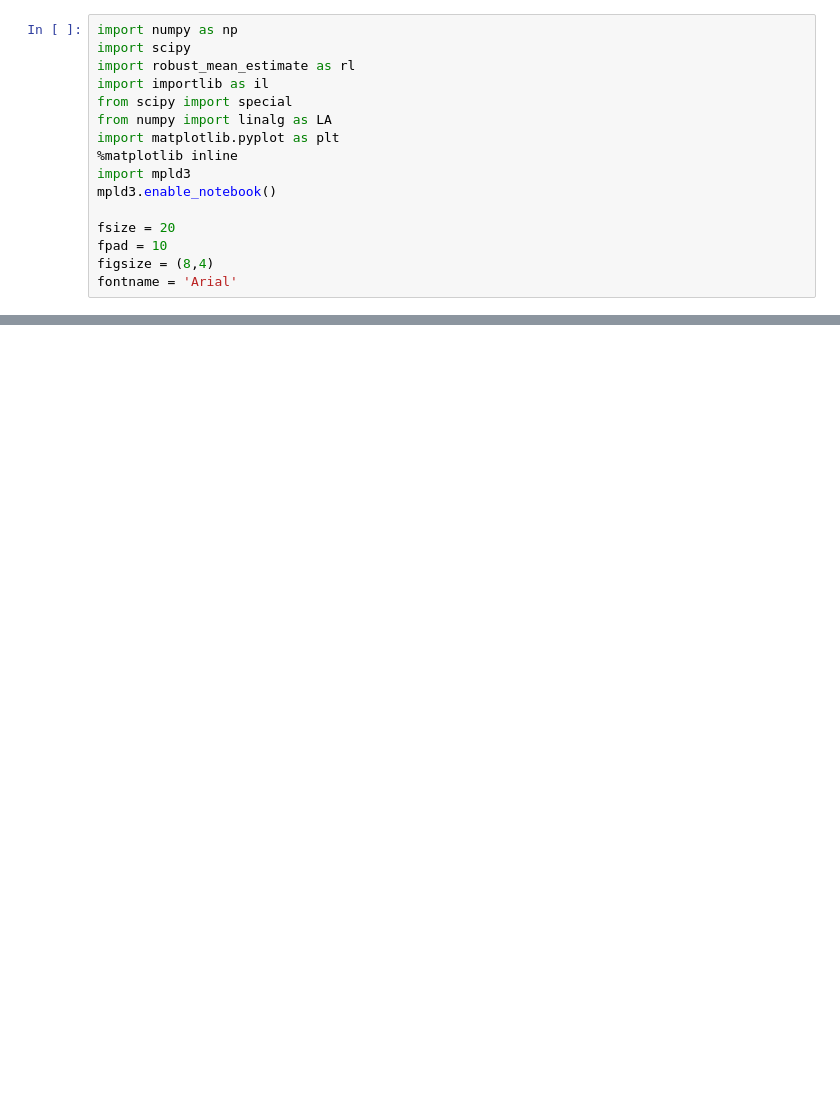
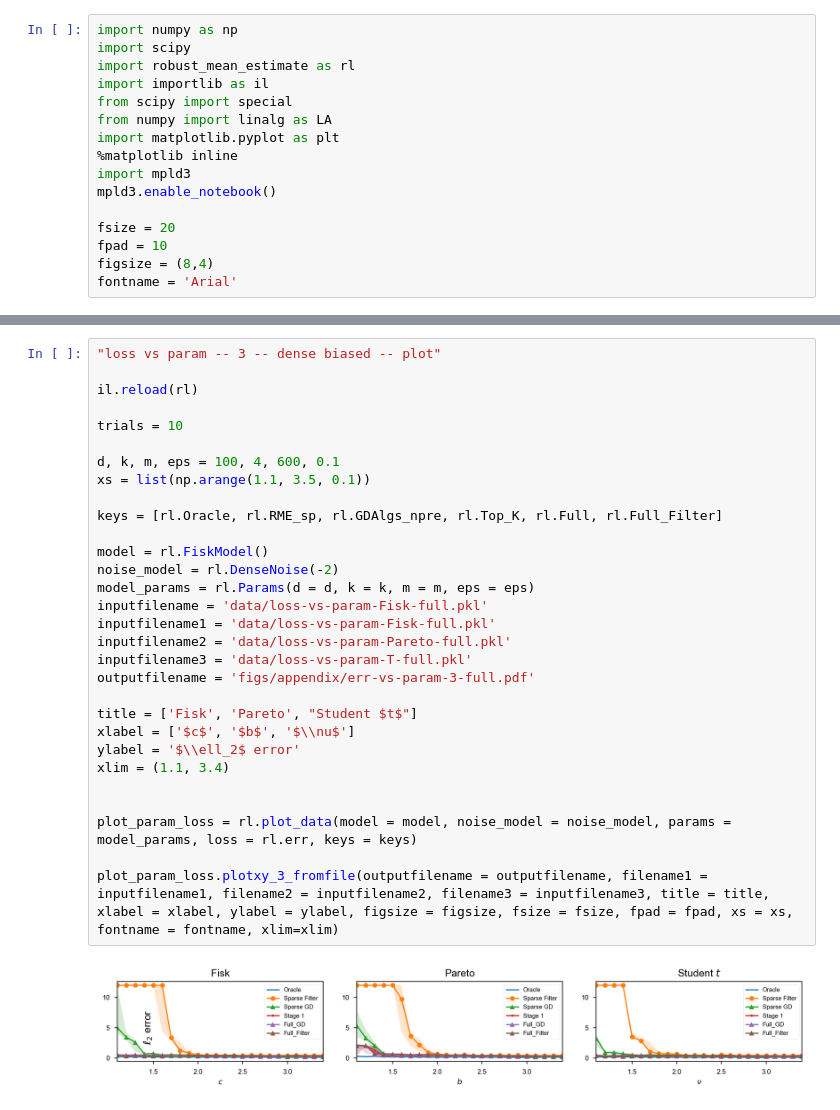
Before and after one commit to ying-hui-he/Robust_mean_estimation, a Jupyter notebook: inf.ipynb, the cells around one changed output, grey strips where cells are left out. Saved outputs shown, nothing was run; the diff lists cells and outputs as text; blank space fills up the shorter version.

```diff
--- a/inf.ipynb
+++ b/inf.ipynb
@@ -751,0 +149,32 @@ plot_eps_loss.plotxy_fromfile(outputfilename = outputfilename, filename = inputf
+# %%
+"loss vs param -- 3 -- dense biased -- plot"
+
+il.reload(rl)
+
+trials = 10
+
+d, k, m, eps = 100, 4, 600, 0.1
+xs = list(np.arange(1.1, 3.5, 0.1))
+
+keys = [rl.Oracle, rl.RME_sp, rl.GDAlgs_npre, rl.Top_K, rl.Full, rl.Full_Filter]
+
+model = rl.FiskModel()
+noise_model = rl.DenseNoise(-2)
+model_params = rl.Params(d = d, k = k, m = m, eps = eps)
+inputfilename = 'data/loss-vs-param-Fisk-full.pkl'
+inputfilename1 = 'data/loss-vs-param-Fisk-full.pkl'
+inputfilename2 = 'data/loss-vs-param-Pareto-full.pkl'
+inputfilename3 = 'data/loss-vs-param-T-full.pkl'
+outputfilename = 'figs/appendix/err-vs-param-3-full.pdf'
+
+title = ['Fisk', 'Pareto', "Student $t$"]
+xlabel = ['$c$', '$b$', '$\\nu$']
+ylabel = '$\\ell_2$ error'
+xlim = (1.1, 3.4)
+
+
+plot_param_loss = rl.plot_data(model = model, noise_model = noise_model, params = model_params, loss = rl.err, keys = keys)
+
+plot_param_loss.plotxy_3_fromfile(outputfilename = outputfilename, filename1 = inputfilename1, filename2 = inputfilename2, filename3 = inputfilename3, title = title, xlabel = xlabel, ylabel = ylabel, figsize = figsize, fsize = fsize, fpad = fpad, xs = xs, fontname = fontname, xlim=xlim)
+# %% [output]
+[figure, added]
```
Also changed, not shown: parts of 7 cells of this notebook, 20 other files.
